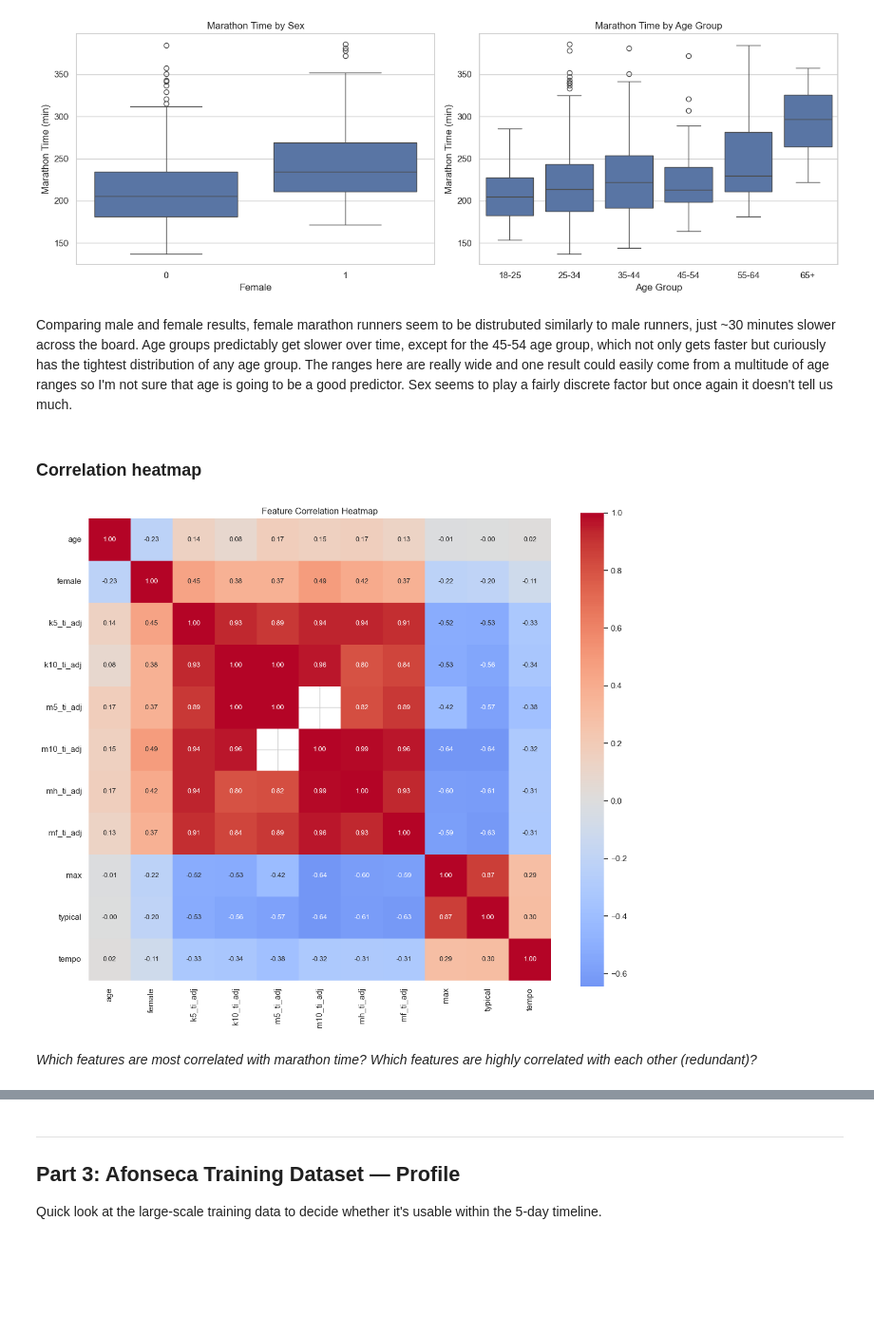
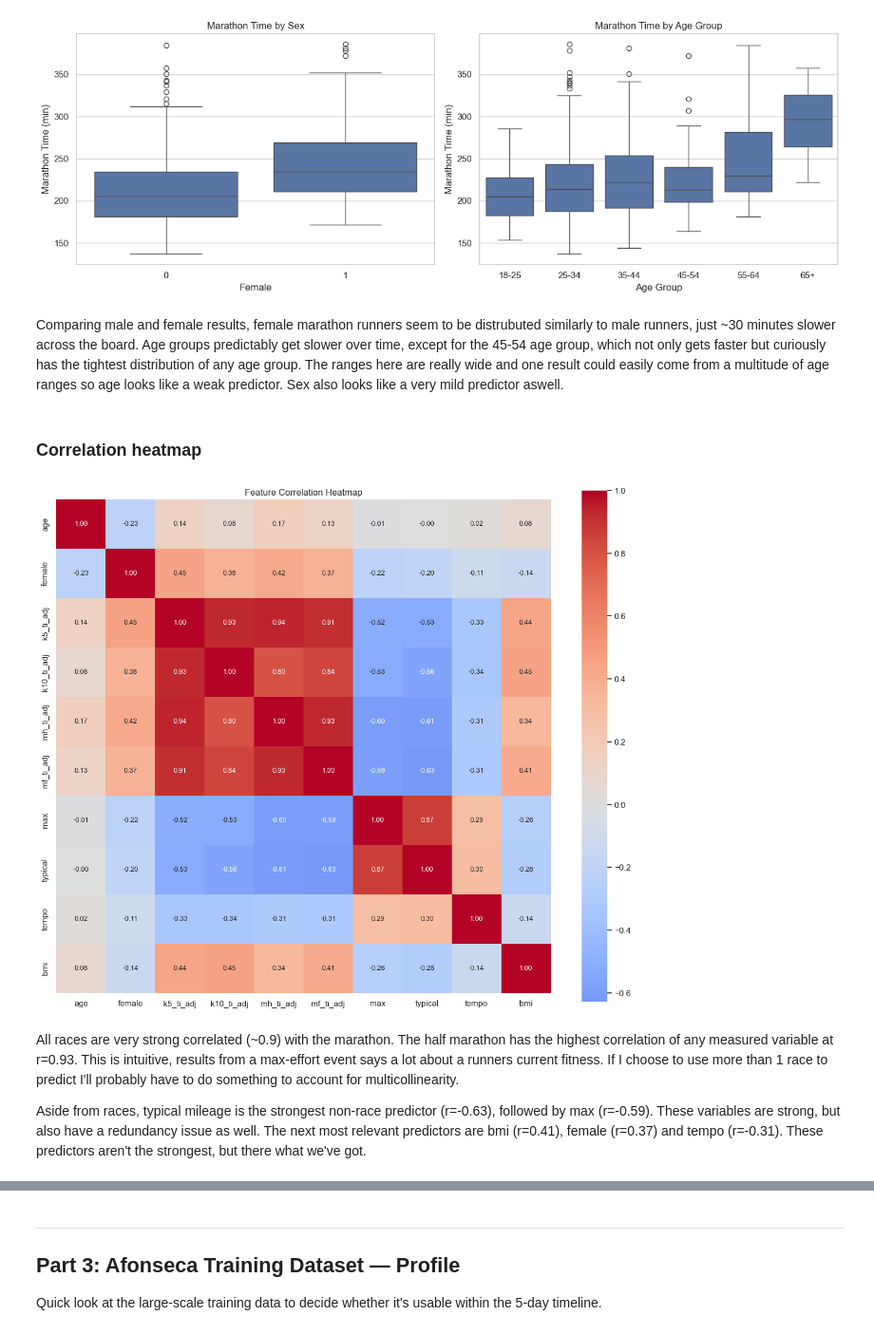
Before and after one commit to jacmil/Marathon-Pace-Predictor, a Jupyter notebook: notebooks/01_data_exploration.ipynb, the cells around one changed output, grey strips where cells are left out. Shown at 95% size. Saved outputs shown, nothing was run; the diff lists cells and outputs as text; code cells hidden in the pictures; blank space fills up the shorter version.

```diff
--- a/notebooks/01_data_exploration.ipynb
+++ b/notebooks/01_data_exploration.ipynb
@@ -251,23 +251,24 @@ plt.savefig('../results/figures/marathon_by_demographics.png', dpi=150)
 # %% [output]
 [figure]
 # %% [markdown]
-Comparing male and female results, female marathon runners seem to be distrubuted similarly to male runners, just ~30 minutes slower across the board. Age groups predictably get slower over time, except for the 45-54 age group, which not only gets faster but curiously has the tightest distribution of any age group. The ranges here are really wide and one result could easily come from a multitude of age ranges so I'm not sure that age is going to be a good predictor. Sex seems to play a fairly discrete factor but once again it doesn't tell us much.
+Comparing male and female results, female marathon runners seem to be distrubuted similarly to male runners, just ~30 minutes slower across the board. Age groups predictably get slower over time, except for the 45-54 age group, which not only gets faster but curiously has the tightest distribution of any age group. The ranges here are really wide and one result could easily come from a multitude of age ranges so age looks like a weak predictor. Sex also looks like a very mild predictor aswell.
 # %% [markdown]
 ### Correlation heatmap
 # %%
 # Correlation heatmap of all numeric features
-key_cols = ["age", "female", "k5_ti_adj", "k10_ti_adj", "m5_ti_adj",
-            "m10_ti_adj", "mh_ti_adj", "mf_ti_adj", "max", "typical", "tempo"]
+key_cols = ["age", "female", "k5_ti_adj", "k10_ti_adj", "mh_ti_adj", "mf_ti_adj", "max", "typical", "tempo", "bmi"]
 
 fig, ax = plt.subplots(figsize=(12, 10))
 corr = useable_data[key_cols].corr()
 sns.heatmap(corr, annot=True, fmt='.2f', cmap='coolwarm', center=0,
             ax=ax, annot_kws={"size": 9}, square=True)
 ax.set_title('Feature Correlation Heatmap')
 plt.tight_layout()
 plt.savefig('../results/figures/correlation_heatmap.png', dpi=150)
 # %% [output]
-[figure, old version]
+[figure, new version]
-# %% [markdown]
-*Which features are most correlated with marathon time? Which features are highly correlated with each other (redundant)?*
+# %% [markdown]
+All races are very strong correlated (~0.9) with the marathon. The half marathon has the highest correlation of any measured variable at r=0.93. This is intuitive, results from a max-effort event says a lot about a runners current fitness. If I choose to use more than 1 race to predict I'll probably have to do something to account for multicollinearity.
+
+Aside from races, typical mileage is the strongest non-race predictor (r=-0.63), followed by max (r=-0.59). These variables are strong, but also have a redundancy issue as well. The next most relevant predictors are bmi (r=0.41), female (r=0.37) and tempo (r=-0.31). These predictors aren't the strongest, but there what we've got.
 # %% [markdown]
```
Also changed, not shown: parts of 10 cells of this notebook.
